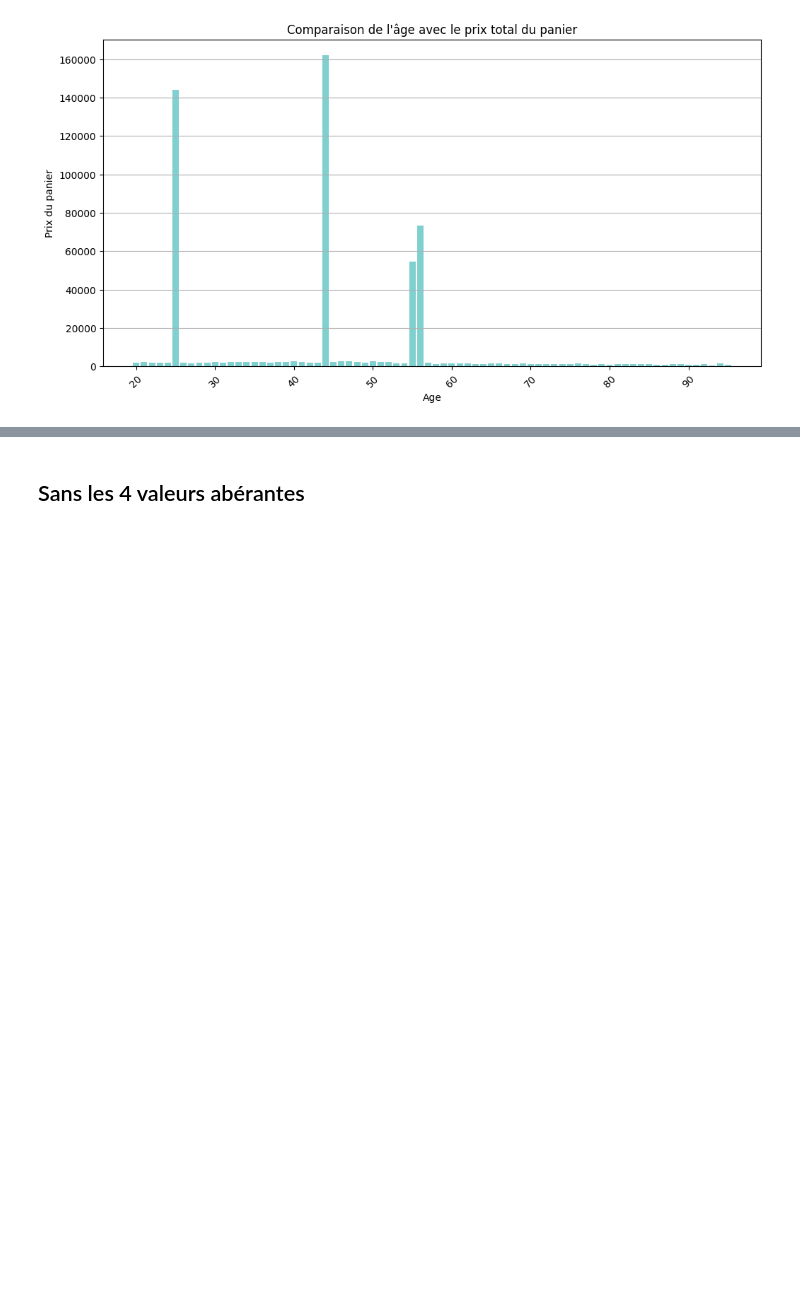
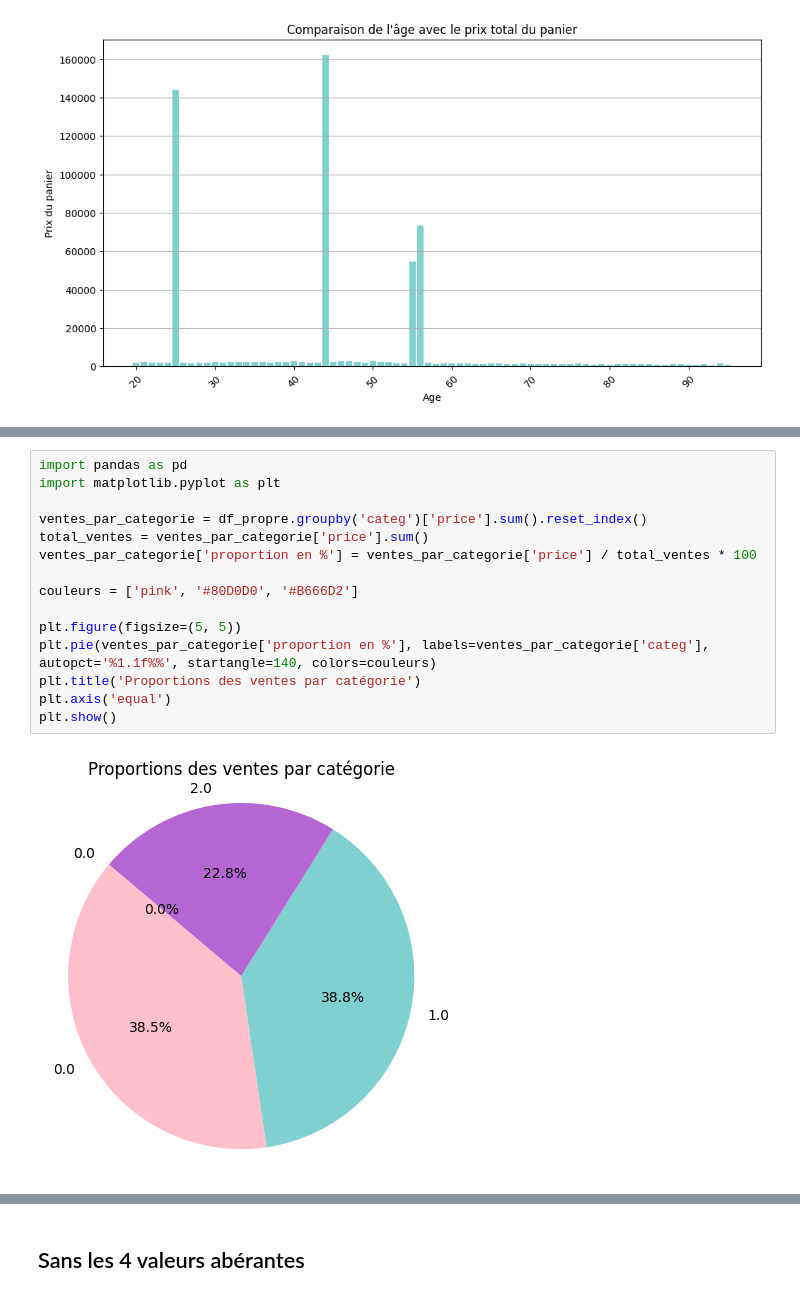
Before and after one commit to mbenalia/analyse_librairie, a Jupyter notebook: TP_Librairie_Propre.ipynb, the cells around one changed output, grey strips where cells are left out. Cells and saved outputs as stored; diff of their text form; blank space fills up the shorter version.

```diff
--- a/TP_Librairie_Propre.ipynb
+++ b/TP_Librairie_Propre.ipynb
@@ -671,0 +715,17 @@ plt.show()
+# %%
+import pandas as pd
+import matplotlib.pyplot as plt
+
+ventes_par_categorie = df_propre.groupby('categ')['price'].sum().reset_index()
+total_ventes = ventes_par_categorie['price'].sum()
+ventes_par_categorie['proportion en %'] = ventes_par_categorie['price'] / total_ventes * 100
+
+couleurs = ['pink', '#80D0D0', '#B666D2']
+
+plt.figure(figsize=(5, 5))
+plt.pie(ventes_par_categorie['proportion en %'], labels=ventes_par_categorie['categ'], autopct='%1.1f%%', startangle=140, colors=couleurs)
+plt.title('Proportions des ventes par catégorie')
+plt.axis('equal')
+plt.show()
+# %% [output]
+[figure, added]
```
Also changed, not shown: parts of 11 cells of this notebook.
